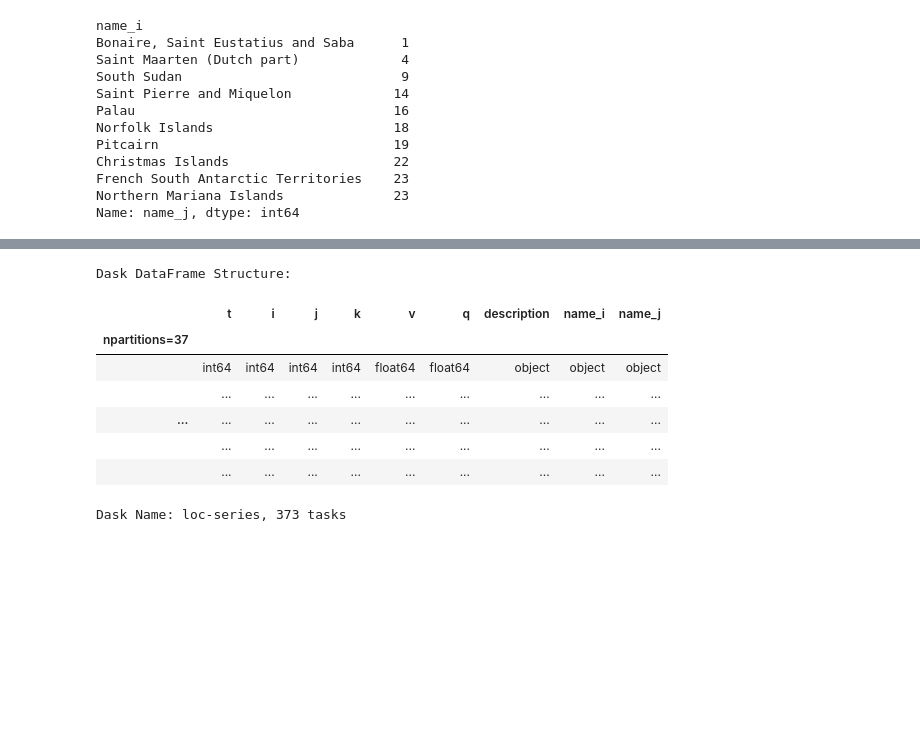
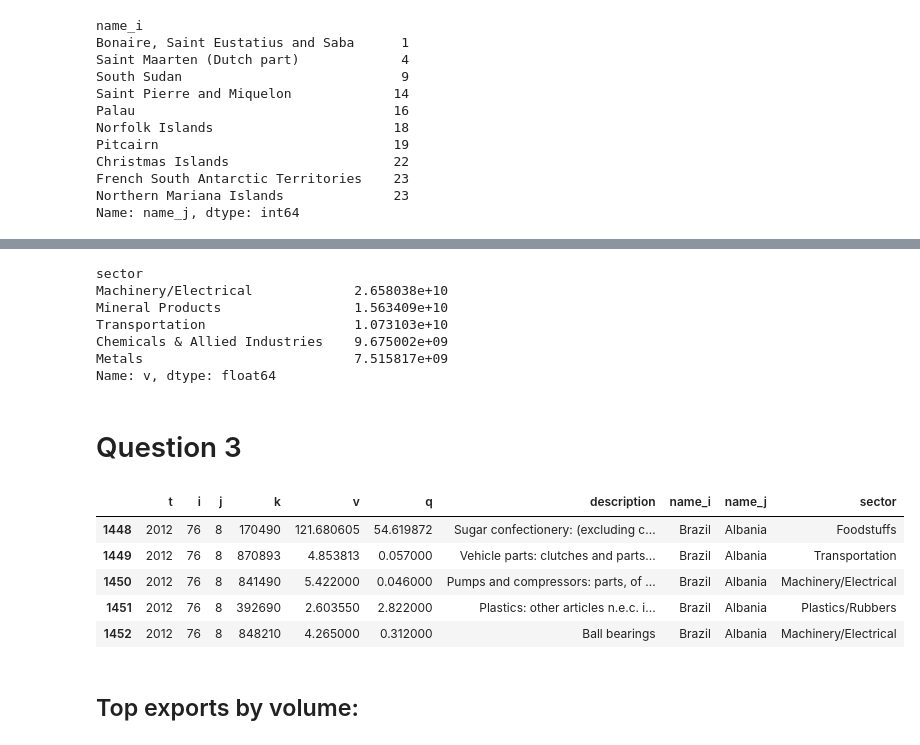
Before and after one commit to iw2/test, a Jupyter notebook: HW3_Werries_Numeric.ipynb, the cells around one changed output, grey strips where cells are left out. Cells and saved outputs as stored; diff of their text form; code cells hidden in the pictures; blank space fills up the shorter version.

```diff
--- a/HW3_Werries_Numeric.ipynb
+++ b/HW3_Werries_Numeric.ipynb
@@ -201,17 +163,28 @@ df12_names.head(15)
 | 12 | 2012 | 32 | 8 | 200811 | 1.336681 | 0.428000 | Nuts: ground-nuts, whether or not... | Argentina | Albania | Foodstuffs |
 | 13 | 2012 | 32 | 8 | 210690 | 13.862000 | 1.158000 | Food preparations: n.e.c. in item... | Argentina | Albania | Foodstuffs |
 | 14 | 2012 | 32 | 8 | 842123 | 2.527000 | 0.045000 | Machinery: filtering or purifying... | Argentina | Albania | Machinery/Electrical |
+# %%
+df12_names.groupby("sector")['v'].sum().nlargest(5).compute()
+# %% [output]
+sector
+Machinery/Electrical             2.658038e+10
+Mineral Products                 1.563409e+10
+Transportation                   1.073103e+10
+Chemicals & Allied Industries    9.675002e+09
+Metals                           7.515817e+09
+Name: v, dtype: float64
+# %% [markdown]
+# Question 3
 # %%
 brazil = df12_names.loc[(df12_names.t==2012) & (df12_names.name_i=="Brazil")]
-brazil
+brazil.head()
 # %% [output]
-Dask DataFrame Structure:
-|  | t | i | j | k | v | q | description | name_i | name_j |
-| npartitions=37 |  |  |  |  |  |  |  |  |  |
-|  | int64 | int64 | int64 | int64 | float64 | float64 | object | object | object |
-|  | ... | ... | ... | ... | ... | ... | ... | ... | ... |
-| ... | ... | ... | ... | ... | ... | ... | ... | ... | ... |
-|  | ... | ... | ... | ... | ... | ... | ... | ... | ... |
-|  | ... | ... | ... | ... | ... | ... | ... | ... | ... |
+|  | t | i | j | k | v | q | description | name_i | name_j | sector |
+| 1448 | 2012 | 76 | 8 | 170490 | 121.680605 | 54.619872 | Sugar confectionery: (excluding c... | Brazil | Albania | Foodstuffs |
+| 1449 | 2012 | 76 | 8 | 870893 | 4.853813 | 0.057000 | Vehicle parts: clutches and parts... | Brazil | Albania | Transportation |
+| 1450 | 2012 | 76 | 8 | 841490 | 5.422000 | 0.046000 | Pumps and compressors: parts, of ... | Brazil | Albania | Machinery/Electrical |
+| 1451 | 2012 | 76 | 8 | 392690 | 2.603550 | 2.822000 | Plastics: other articles n.e.c. i... | Brazil | Albania | Plastics/Rubbers |
+| 1452 | 2012 | 76 | 8 | 848210 | 4.265000 | 0.312000 | Ball bearings | Brazil | Albania | Machinery/Electrical |
-Dask Name: loc-series, 373 tasks
+# %% [markdown]
+## Top exports by volume:
 # %%
```
Also changed, not shown: parts of 17 cells of this notebook.
